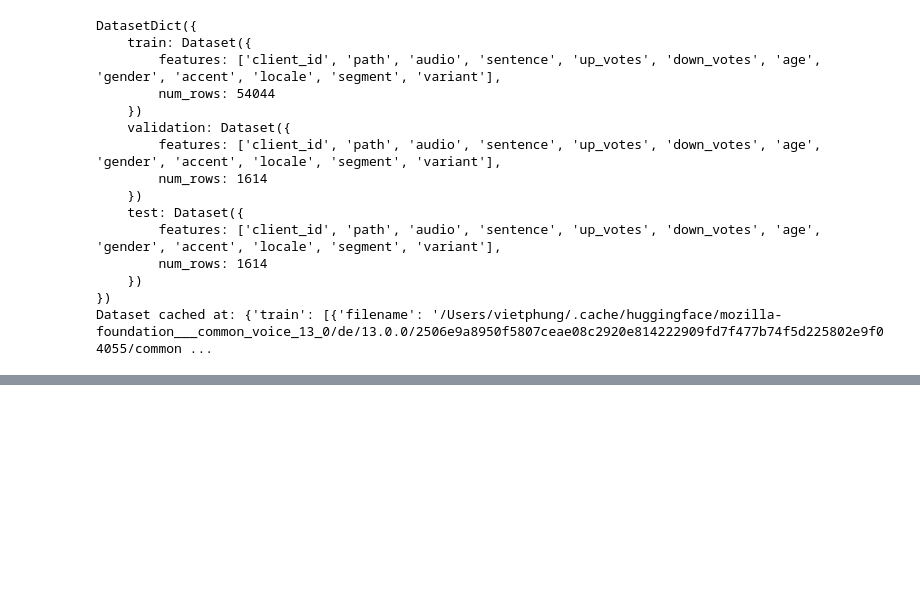
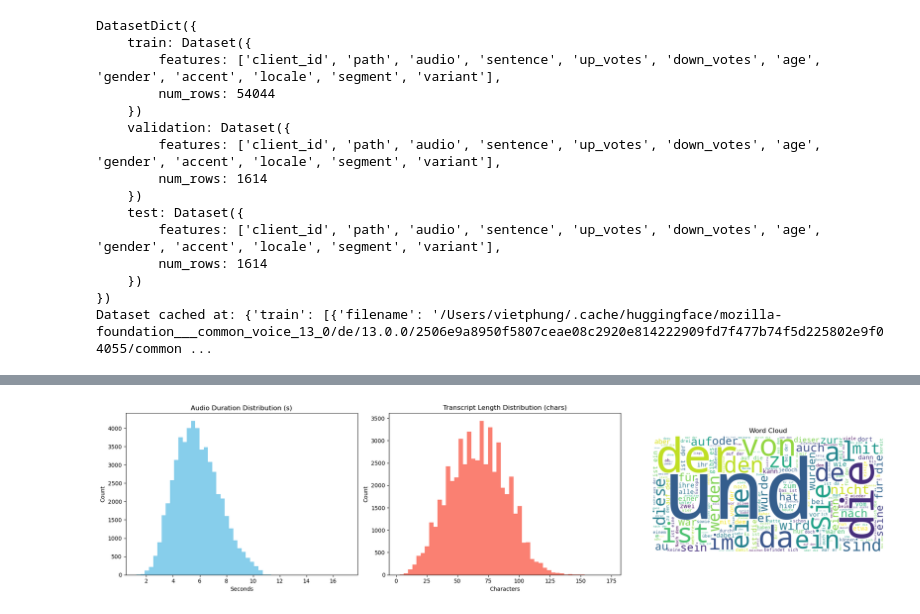
Before and after one commit to quocvietphung/speak-german, a Jupyter notebook: training/whisper_finetune_german.ipynb, the cells around one changed output, grey strips where cells are left out. Cells and saved outputs as stored; diff of their text form; code cells hidden in the pictures; blank space fills up the shorter version.

```diff
--- a/training/whisper_finetune_german.ipynb
+++ b/training/whisper_finetune_german.ipynb
@@ -88,0 +147,42 @@ ipd.Audio(sample["audio"]["array"], rate=sample["audio"]["sampling_rate"])
+# %%
+import matplotlib.pyplot as plt
+import numpy as np
+from wordcloud import WordCloud
+
+# Lấy dữ liệu mẫu từ tập train
+train_data = common_voice["train"]
+
+# 1. Histogram độ dài audio
+durations = [len(x["array"]) / x["sampling_rate"] for x in train_data["audio"]]
+
+# 2. Histogram độ dài transcript
+transcript_lengths = [len(t) for t in train_data["sentence"] if t is not None]
+
+# 3. WordCloud từ transcript
+all_text = " ".join([t for t in train_data["sentence"] if t is not None])
+wordcloud = WordCloud(width=800, height=400, background_color="white").generate(all_text)
+
+# --- Vẽ 3 đồ thị ---
+fig, axes = plt.subplots(1, 3, figsize=(20, 5))
+
+# Đồ thị 1
+axes[0].hist(durations, bins=50, color="skyblue")
+axes[0].set_title("Audio Duration Distribution (s)")
+axes[0].set_xlabel("Seconds")
+axes[0].set_ylabel("Count")
+
+# Đồ thị 2
+axes[1].hist(transcript_lengths, bins=50, color="salmon")
+axes[1].set_title("Transcript Length Distribution (chars)")
+axes[1].set_xlabel("Characters")
+axes[1].set_ylabel("Count")
+
+# Đồ thị 3 (WordCloud)
+axes[2].imshow(wordcloud, interpolation="bilinear")
+axes[2].axis("off")
+axes[2].set_title("Word Cloud")
+
+plt.tight_layout()
+plt.show()
+# %% [output]
+[figure, added]
```
Also changed, not shown: parts of 2 cells of this notebook.
